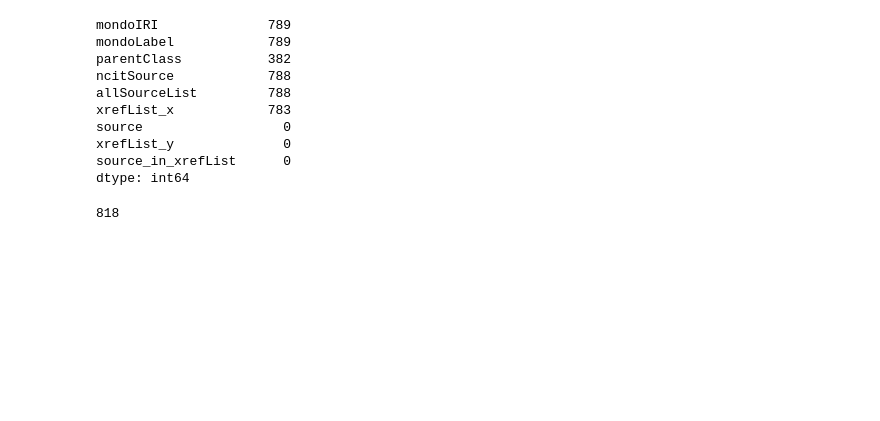
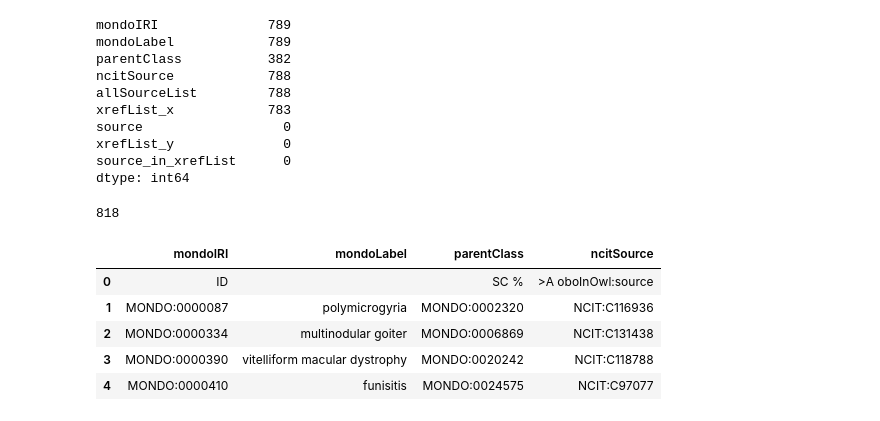
Before and after one commit to monarch-initiative/mondo-curation-analysis, a Jupyter notebook: mondo-subclass-sync-analysis/NCIT SubclassOf Source and Xref Comparison.ipynb, the cells around one changed output. Cells and saved outputs as stored; diff of their text form; code cells hidden in the pictures; blank space fills up the shorter version.

Commit message:
write out robot file of mondo terms with subclassOf source of only NCIT

```diff
--- a/mondo-subclass-sync-analysis/NCIT SubclassOf Source and Xref Comparison.ipynb
+++ b/mondo-subclass-sync-analysis/NCIT SubclassOf Source and Xref Comparison.ipynb
@@ -269,3 +269,45 @@ dtype: int64
 print(len(filtered_rows))
 # %% [output]
 818
+# %%
+# Prepare dataframe as ROBOT template
+
+# Remove columns that are not needed
+ncit_subclass_provenance_df = filtered_rows[["mondoIRI", "mondoLabel", "parentClass", "ncitSource"]].copy()
+
+# Convert the IRIs in "parentClass" to CURIEs
+ncit_subclass_provenance_df['parentClass'] = ncit_subclass_provenance_df['parentClass'].str.replace(
+    r'http://purl.obolibrary.org/obo/MONDO_', 'MONDO:', regex=True
+)
+
+# # Define new headers
+# new_headers = ["subject_mondo_id", "subject_mondo_label", "object_mondo_id", "object_mondo_id"]
+
+# # Replace the column names of the data with new headers
+# ncit_subclass_provenance_df.columns = new_headers
+
+# # Add an additional header row
+# extra_header_row = [["ID", "", "SC %", ">A oboInOwl:source"]]
+# extra_header_df = pd.DataFrame(extra_header_row, columns=new_headers)
+
+# # Concatenate the additional header row and the data
+# ncit_subclass_provenance_robot_df = pd.concat([extra_header_df, ncit_subclass_provenance_df], ignore_index=True)
+
+
+# Add an additional header row
+extra_header_row = [["ID", "", "SC %", ">A oboInOwl:source"]]
+extra_header_df = pd.DataFrame(extra_header_row, columns=ncit_subclass_provenance_df.columns)
+
+# Concatenate the additional header row and the data
+ncit_subclass_provenance_robot_df = pd.concat([extra_header_df, ncit_subclass_provenance_df], ignore_index=True)
+
+
+
+ncit_subclass_provenance_robot_df.head()
+# %% [output]
+|  | mondoIRI | mondoLabel | parentClass | ncitSource |
+| 0 | ID |  | SC % | >A oboInOwl:source |
+| 1 | MONDO:0000087 | polymicrogyria | MONDO:0002320 | NCIT:C116936 |
+| 2 | MONDO:0000334 | multinodular goiter | MONDO:0006869 | NCIT:C131438 |
+| 3 | MONDO:0000390 | vitelliform macular dystrophy | MONDO:0020242 | NCIT:C118788 |
+| 4 | MONDO:0000410 | funisitis | MONDO:0024575 | NCIT:C97077 |
```
Also changed, not shown: parts of 1 cell of this notebook.
